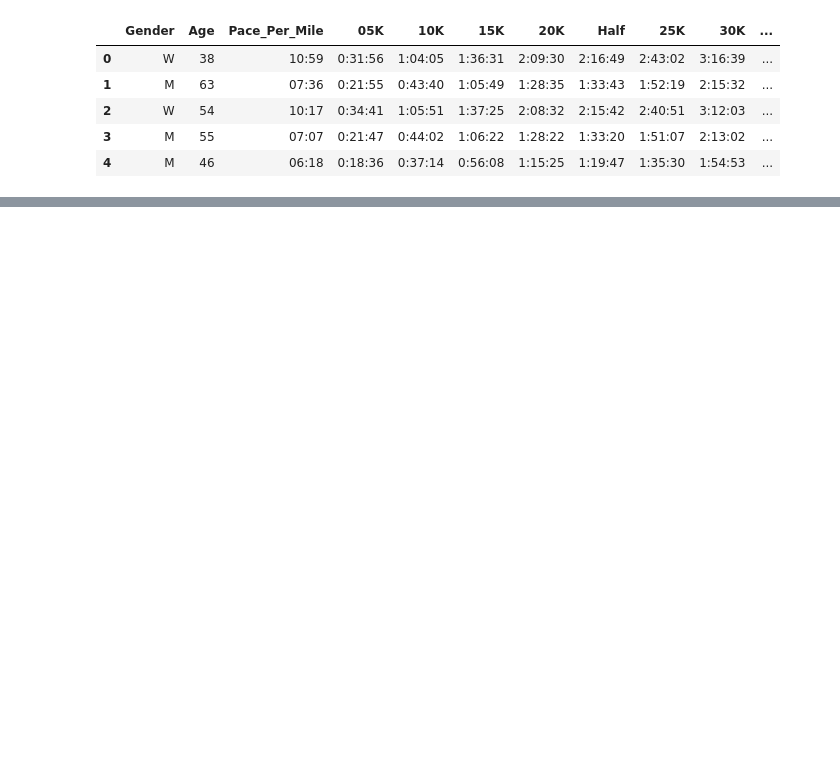
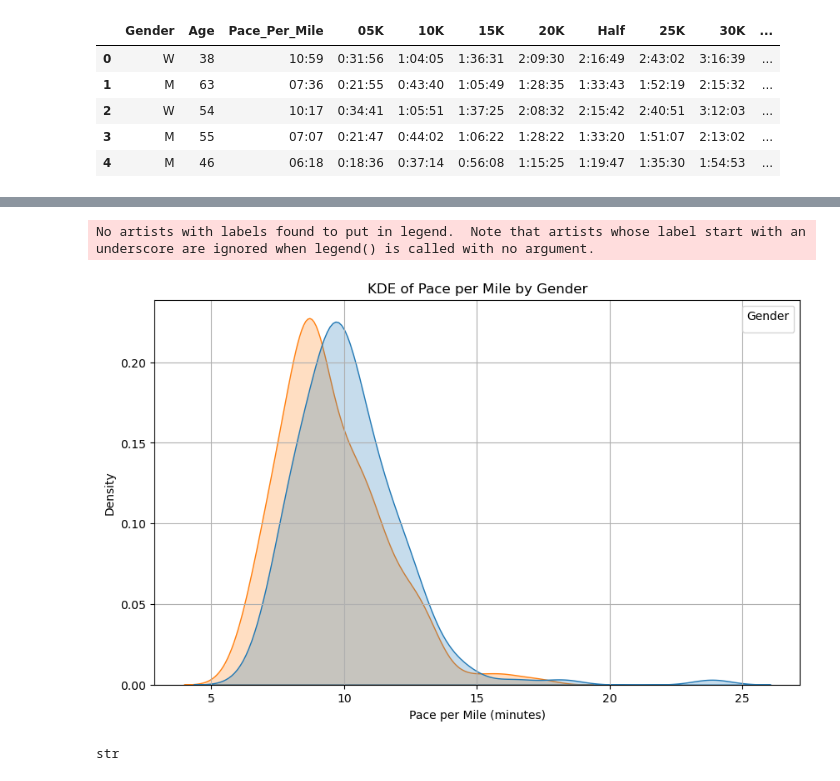
Before and after one commit to anastai99/2024-NYC-Marathon-Analysis, a Jupyter notebook: Marathon-Analysis.ipynb, the cells around one changed output, grey strips where cells are left out. Cells and saved outputs as stored; diff of their text form; code cells hidden in the pictures; blank space fills up the shorter version.

```diff
--- a/Marathon-Analysis.ipynb
+++ b/Marathon-Analysis.ipynb
@@ -173,0 +266,29 @@ conn.close()
+# %%
+import seaborn as sns
+import matplotlib.pyplot as plt
+
+
+df = df.drop('Gender_encoded', axis=1)
+# Convert Gender to a categorical variable for easy plotting
+df['Gender'] = df['Gender'].map({'M': 'Male', 'W': 'Female'})
+
+# Plot KDE (Kernel Density Estimate) for Pace_Per_Mile by Gender
+plt.figure(figsize=(10, 6))
+sns.kdeplot(data=df, x='Pace_Per_Mile', hue='Gender', fill=True, common_norm=False)
+
+# Customize the plot
+plt.title('KDE of Pace per Mile by Gender')
+plt.xlabel('Pace per Mile (minutes)')
+plt.ylabel('Density')
+plt.legend(title='Gender')
+plt.grid(True)
+
+# Show the plot
+plt.show()
+# %% [output]
+No artists with labels found to put in legend.  Note that artists whose label start with an underscore are ignored when legend() is called with no argument.
+[figure, added]
+# %%
+type(df['05K'][0])
+# %% [output]
+str
```
Also changed, not shown: parts of 3 cells of this notebook, 2 other files.
